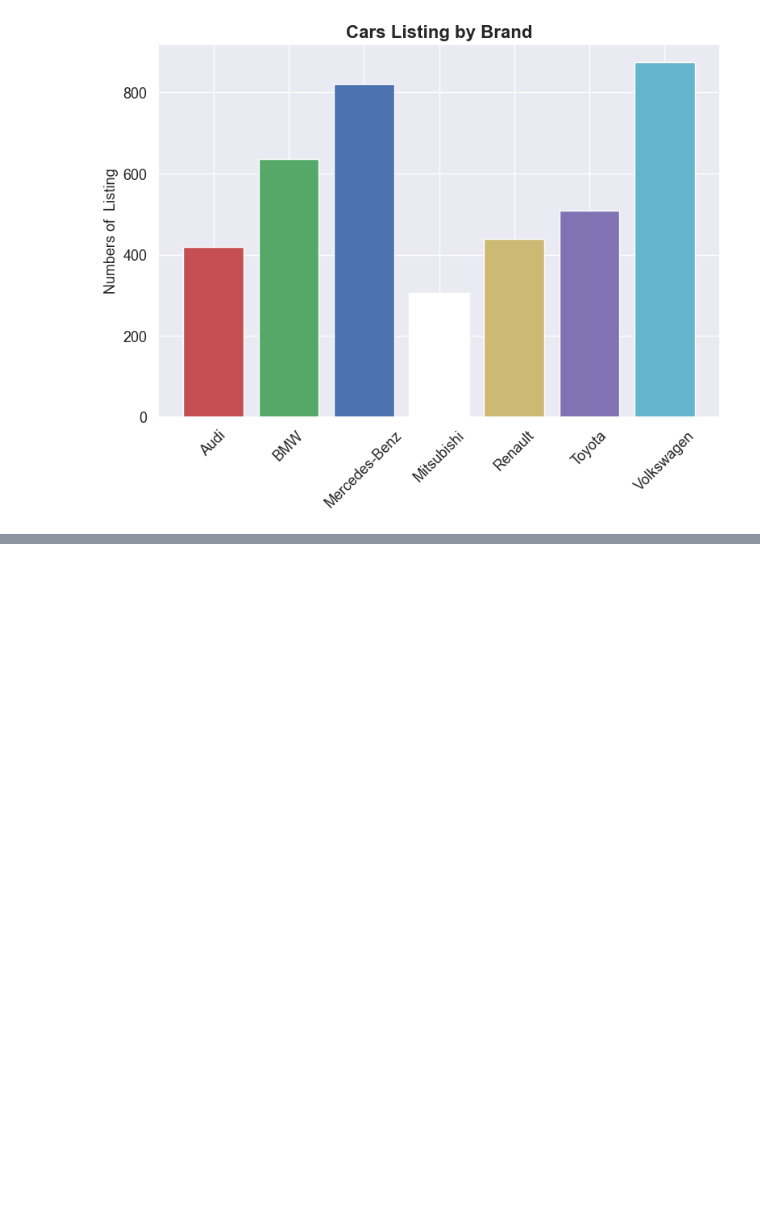
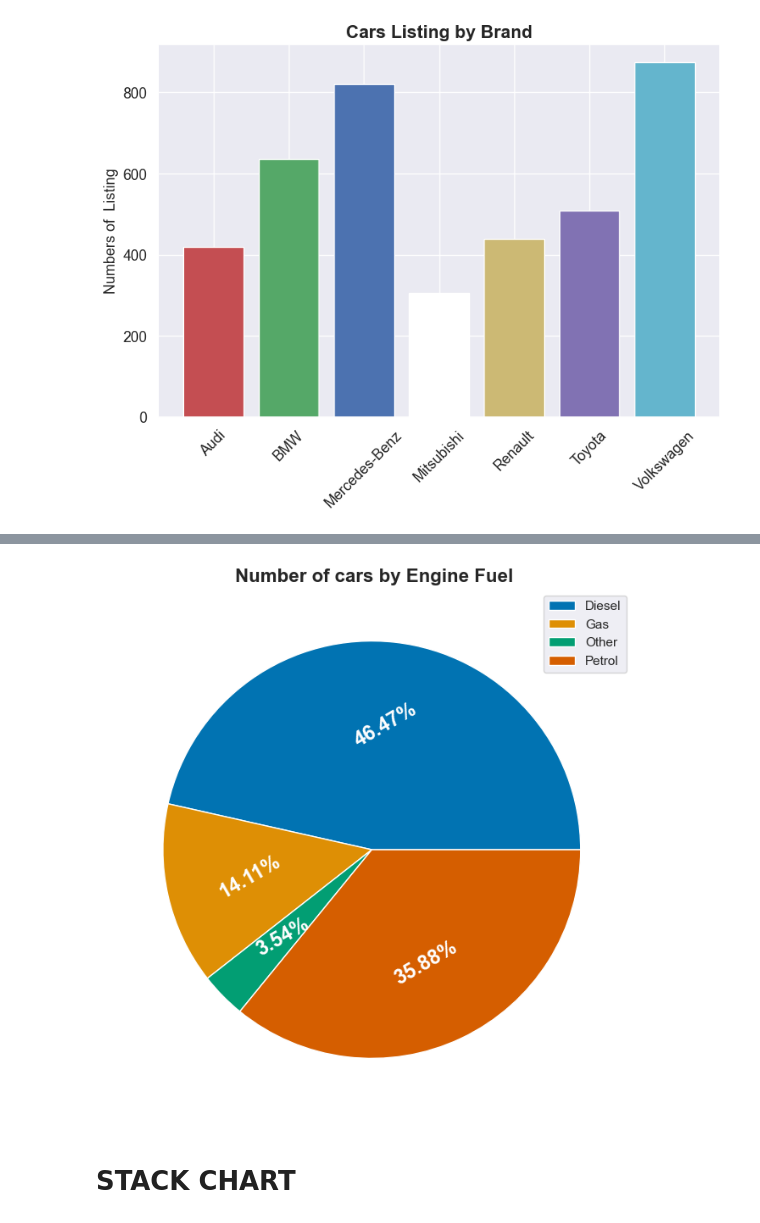
Before and after one commit to donaldte/data-visualization, a Jupyter notebook: data-visualization.ipynb, the cells around one changed output, grey strips where cells are left out. Saved outputs shown, nothing was run; the diff lists cells and outputs as text; code cells hidden in the pictures; blank space fills up the shorter version.

Commit message:
feat: stack and pie char

```diff
--- a/data-visualization.ipynb
+++ b/data-visualization.ipynb
@@ -37,0 +42,2 @@ plt.show()
+# %%
+pie_data_fuel = pd.read_csv('pie_chart_data.csv')
@@ -37,0 +52,21 @@ plt.show()
+# %%
+sns.set_palette('colorblind')
+# %%
+plt.figure(figsize=(10, 8))
+
+plt.pie(pie_data_fuel['Number of Cars'], labels=pie_data_fuel['Engine Fuel Type'].values,
+       autopct='%.2f%%',
+       textprops = {
+           'size': 'x-large',
+           'fontweight': 'bold',
+           'rotation': 30,
+           'color': 'w'
+       })
+
+plt.legend()
+plt.title(" Number of cars by Engine Fuel", fontweight="bold", fontsize=16)
+plt.show()
+# %% [output]
+[figure, added]
+# %% [markdown]
+# STACK CHART
```
Also changed, not shown: parts of 6 cells of this notebook, 4 other files.
